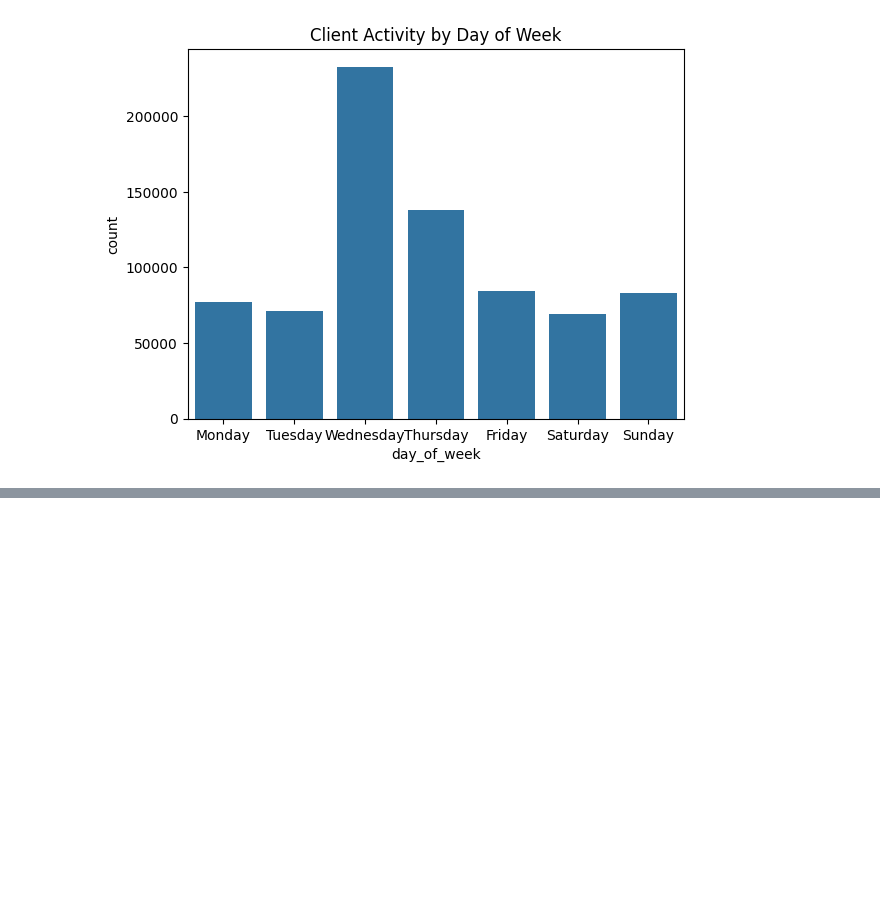
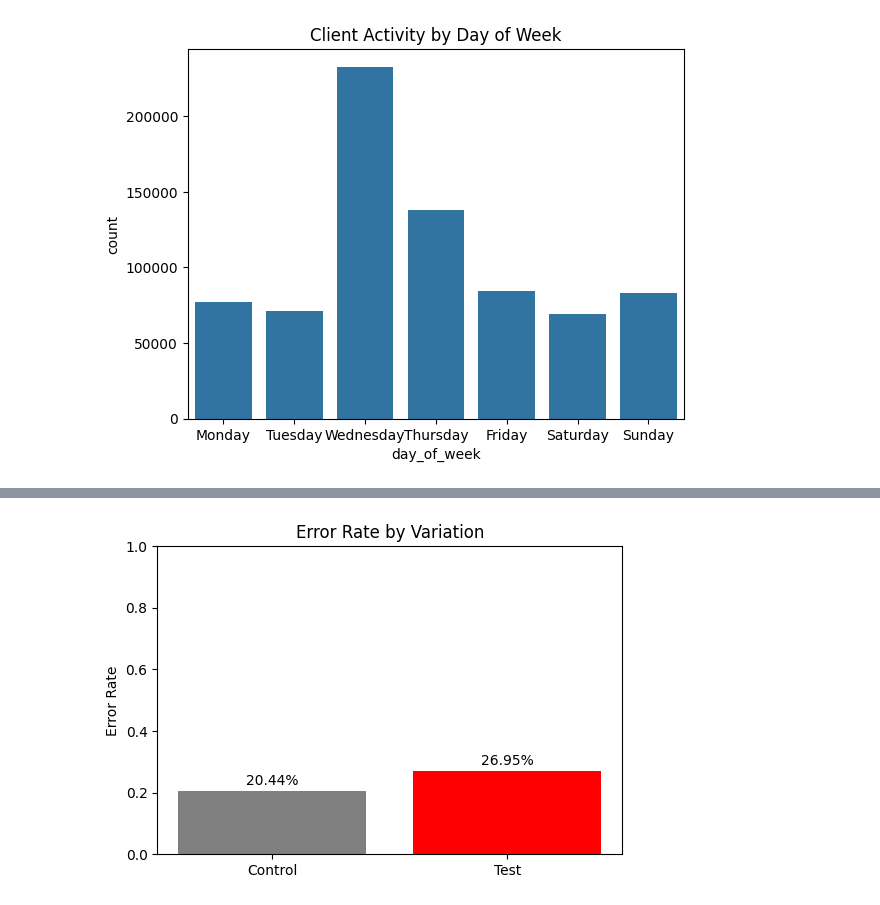
Before and after one commit to varsha199/Vanguard-Digital-Redesign-Impact-Study, a Jupyter notebook: 3_EDA.ipynb, the cells around one changed output, grey strips where cells are left out. Cells and saved outputs as stored; diff of their text form; code cells hidden in the pictures; blank space fills up the shorter version.

```diff
--- a/3_EDA.ipynb
+++ b/3_EDA.ipynb
@@ -378,0 +405,26 @@ plt.show()
+# %%
+import pandas as pd
+import matplotlib.pyplot as plt
+
+# Your data
+data = pd.DataFrame({
+    'Variation': ['Control', 'Test'],
+    'Error Rate': [0.204449, 0.269523]
+})
+
+# Create bar chart
+plt.figure(figsize=(6,4))
+bars = plt.bar(data['Variation'], data['Error Rate'], color=['gray', 'red'])
+
+# Add values above bars
+for bar in bars:
+    yval = bar.get_height()
+    plt.text(bar.get_x() + bar.get_width()/2, yval + 0.01, f'{yval:.2%}', ha='center', va='bottom')
+
+# Titles and labels
+plt.title('Error Rate by Variation')
+plt.ylabel('Error Rate')
+plt.ylim(0, 1)  # 0% to 100%
+plt.show()
+# %% [output]
+[figure, added]
```
Also changed, not shown: parts of 3 cells of this notebook, 28 other files.
